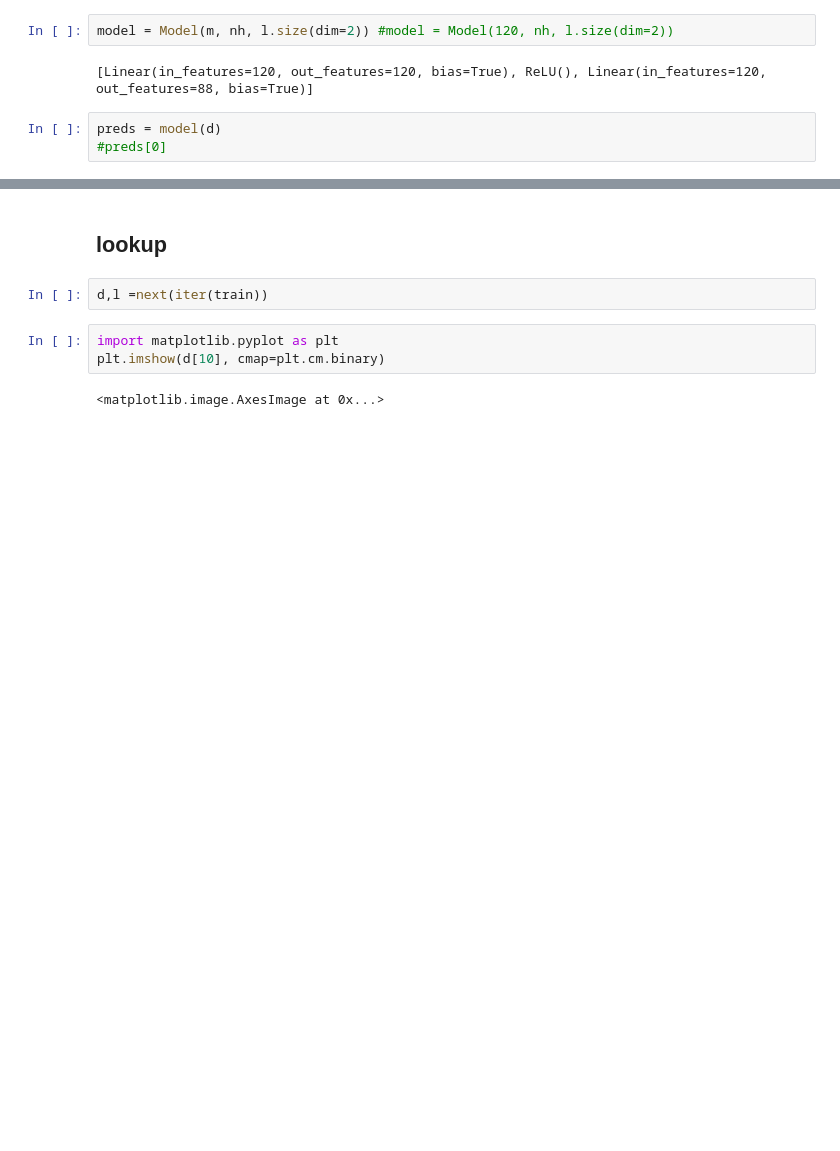
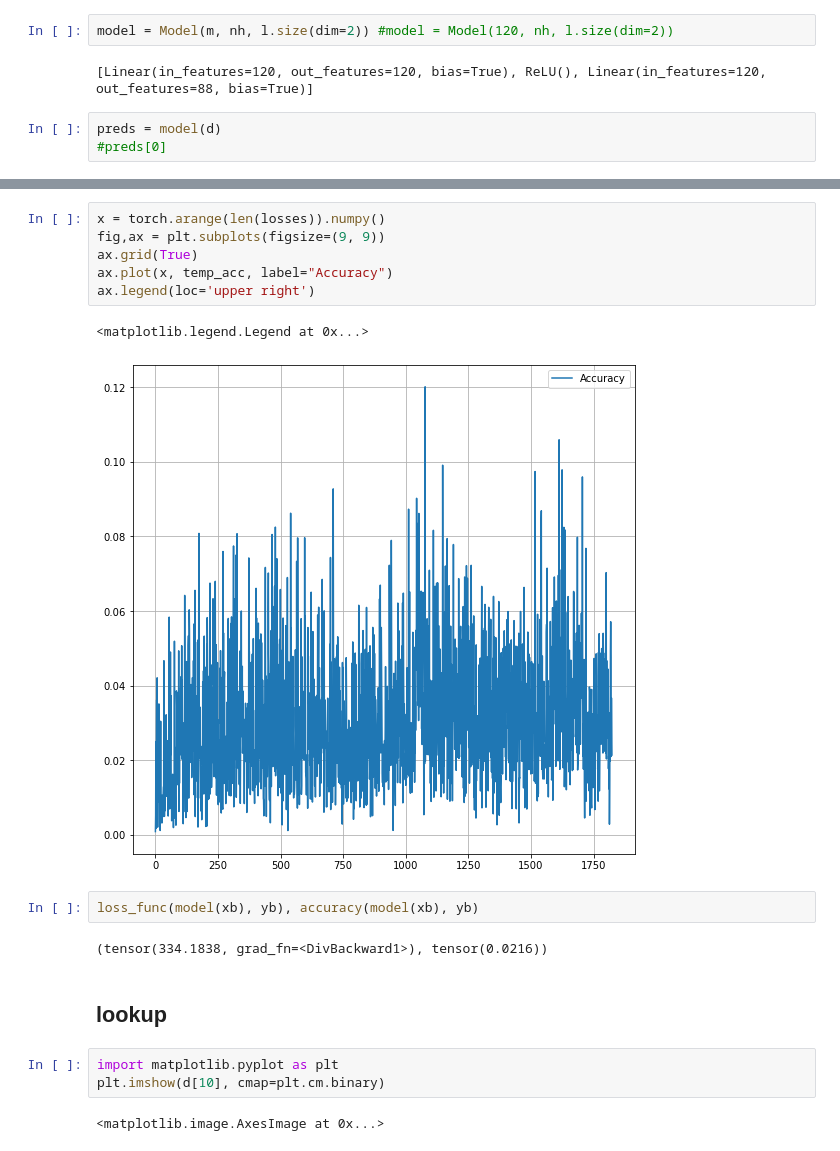
Before and after one commit to neennera/AI_single-music-note-classification, a Jupyter notebook: pre-model.ipynb, the cells around one changed output, grey strips where cells are left out. Saved outputs shown, nothing was run; the diff lists cells and outputs as text; blank space fills up the shorter version.

```diff
--- a/pre-model.ipynb
+++ b/pre-model.ipynb
@@ -165,7 +221,18 @@ RuntimeError: The size of tensor a (1500) must match the size of tensor b (88) a
+# %%
+x = torch.arange(len(losses)).numpy()
+fig,ax = plt.subplots(figsize=(9, 9))
+ax.grid(True)
+ax.plot(x, temp_acc, label="Accuracy")
+ax.legend(loc='upper right')
+# %% [output]
+<matplotlib.legend.Legend at 0x...>
+[figure, added]
+# %%
+loss_func(model(xb), yb), accuracy(model(xb), yb)
+# %% [output]
+(tensor(334.1838, grad_fn=<DivBackward1>), tensor(0.0216))
 # %% [markdown]
 ## lookup
-# %%
-d,l =next(iter(train))
 # %%
 import matplotlib.pyplot as plt
 plt.imshow(d[10], cmap=plt.cm.binary)
```
Also changed, not shown: parts of 19 cells of this notebook.
